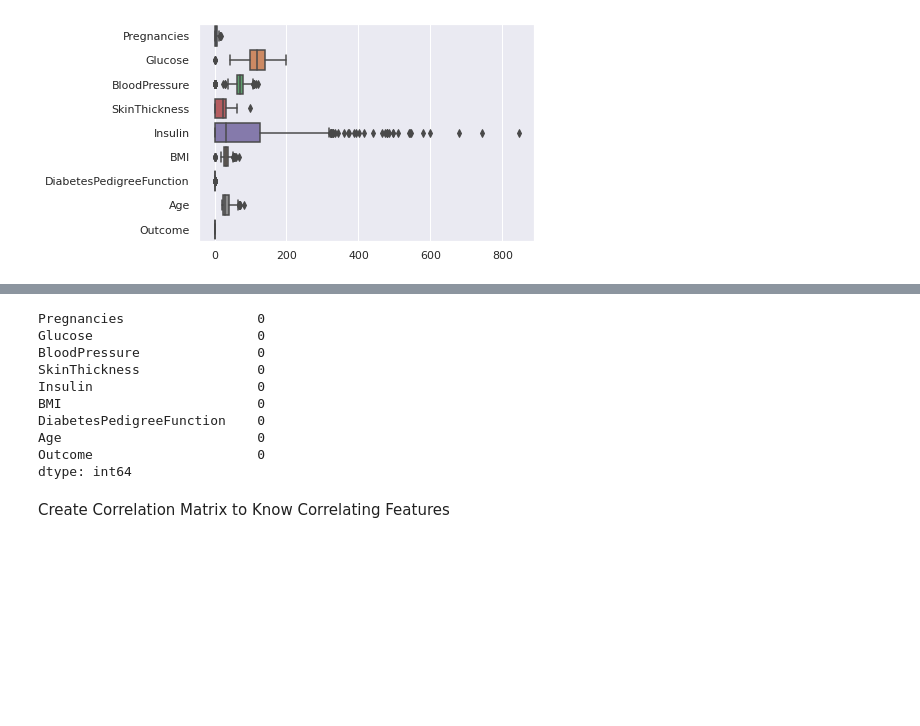
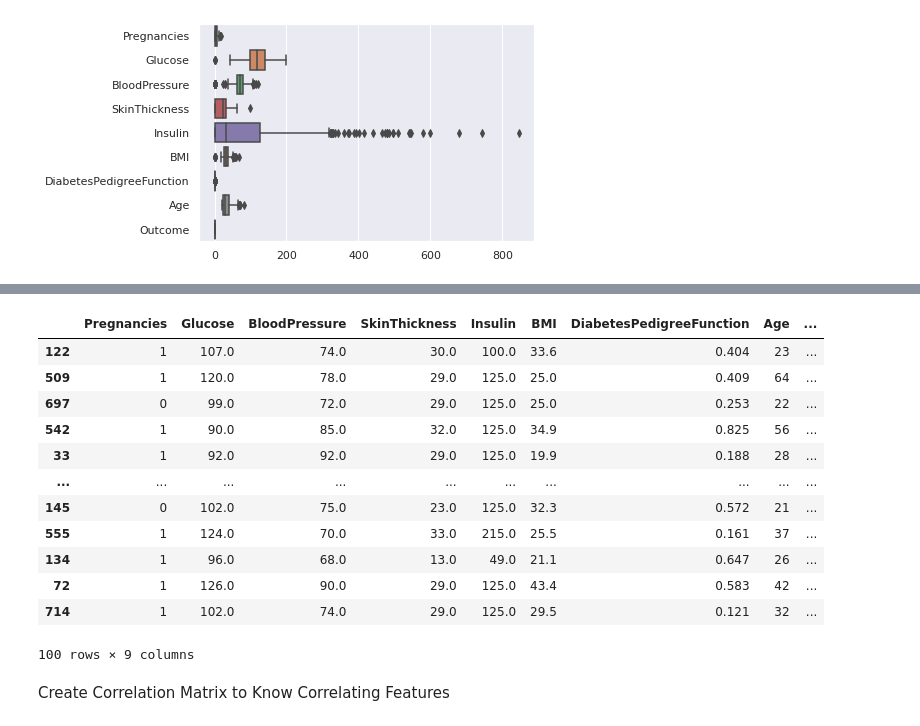
Before and after one commit to adindariztia/Bangkit_DiabetesPredictionML, a Jupyter notebook: PIMA_Dataset_Overview.ipynb, the cells around one changed output, grey strips where cells are left out. Saved outputs shown, nothing was run; the diff lists cells and outputs as text; code cells hidden in the pictures; blank space fills up the shorter version.

```diff
--- a/PIMA_Dataset_Overview.ipynb
+++ b/PIMA_Dataset_Overview.ipynb
@@ -56,32 +75,36 @@ df.Outcome.mean() #checking the distribution of Outcome, result: 35% in this dat
 # %%
 # Impute NaNs with median / mean
 def fillna_median (col, df):
     df[col].fillna(df[col].median(), inplace = True)
 
 def fillna_mean (col, df):
     df[col].fillna(df[col].mean(), inplace = True)
 
 # Impute columns with outliers by median
 fillna_median ('BloodPressure', df)
 fillna_median ('SkinThickness', df)
 fillna_median ('Insulin', df)
 fillna_median ('BMI', df)
 
 # Impute columns without outliers by mean
 fillna_mean('Glucose', df)
 
 df.isnull().sum()
+df.sample(100)
 # %% [output]
+|  | Pregnancies | Glucose | BloodPressure | SkinThickness | Insulin | BMI | DiabetesPedigreeFunction | Age | ... |
+| 122 | 1 | 107.0 | 74.0 | 30.0 | 100.0 | 33.6 | 0.404 | 23 | ... |
+| 509 | 1 | 120.0 | 78.0 | 29.0 | 125.0 | 25.0 | 0.409 | 64 | ... |
+| 697 | 0 | 99.0 | 72.0 | 29.0 | 125.0 | 25.0 | 0.253 | 22 | ... |
+| 542 | 1 | 90.0 | 85.0 | 32.0 | 125.0 | 34.9 | 0.825 | 56 | ... |
+| 33 | 1 | 92.0 | 92.0 | 29.0 | 125.0 | 19.9 | 0.188 | 28 | ... |
+| ... | ... | ... | ... | ... | ... | ... | ... | ... | ... |
+| 145 | 0 | 102.0 | 75.0 | 23.0 | 125.0 | 32.3 | 0.572 | 21 | ... |
+| 555 | 1 | 124.0 | 70.0 | 33.0 | 215.0 | 25.5 | 0.161 | 37 | ... |
+| 134 | 1 | 96.0 | 68.0 | 13.0 | 49.0 | 21.1 | 0.647 | 26 | ... |
+| 72 | 1 | 126.0 | 90.0 | 29.0 | 125.0 | 43.4 | 0.583 | 42 | ... |
+| 714 | 1 | 102.0 | 74.0 | 29.0 | 125.0 | 29.5 | 0.121 | 32 | ... |
-Pregnancies                 0
-Glucose                     0
-BloodPressure               0
-SkinThickness               0
-Insulin                     0
-BMI                         0
-DiabetesPedigreeFunction    0
-Age                         0
-Outcome                     0
-dtype: int64
+100 rows × 9 columns
 # %% [markdown]
 Create Correlation Matrix to Know Correlating Features
 # %%
```
Also changed, not shown: parts of 7 cells of this notebook.
